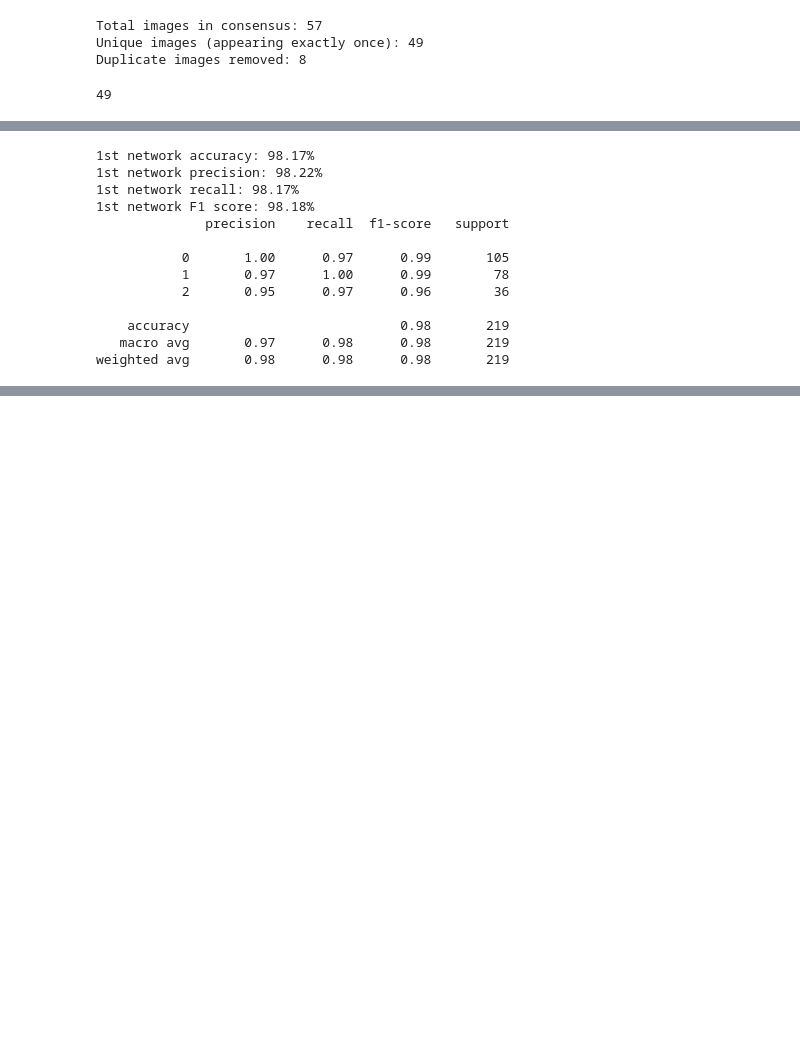
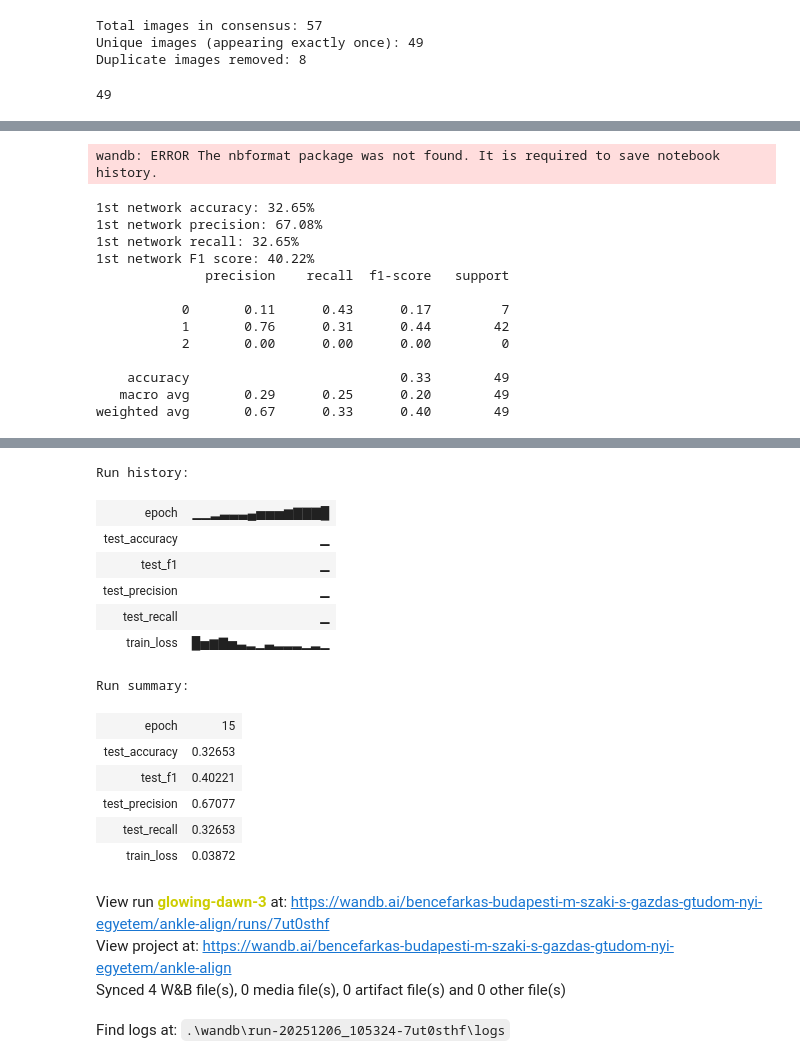
Before and after one commit to bencefarkas27/BMEVITMMA18_Deep-Learning_AnkleAlign_D6AE9F, a Jupyter notebook: notebook/prototype.ipynb, the cells around one changed output, grey strips where cells are left out. Saved outputs shown, nothing was run; the diff lists cells and outputs as text; code cells hidden in the pictures; blank space fills up the shorter version.

```diff
--- a/notebook/prototype.ipynb
+++ b/notebook/prototype.ipynb
@@ -383,12 +446,10 @@ print(loss_values)
 # %%
 # Training score
-true_labels = y_train_encoded
+true_labels = y_test_encoded
 predicted_labels = []
 net1.eval()
 with torch.no_grad():
-    # Create a new loader WITHOUT shuffle for evaluation
-    eval_loader = DataLoader(train_dataset, batch_size=batch_size, shuffle=False)
-    for images, _ in eval_loader:
+    for images, _ in test_loader:
         images = images.to(device)
         outputs = net1(images)
         _, predicted = torch.max(outputs, 1)
@@ -405,17 +466,28 @@ print(f"1st network recall: {recall * 100:.2f}%")
 print(f"1st network F1 score: {f1 * 100:.2f}%")
 
 print(classification_report(true_labels, predicted_labels))
+
+# Log test metrics
+wandb.log({
+    "test_accuracy": accuracy,
+    "test_precision": precision,
+    "test_recall": recall,
+    "test_f1": f1
+})
+
+wandb.finish()
 # %% [output]
-1st network accuracy: 98.17%
-1st network precision: 98.22%
-1st network recall: 98.17%
-1st network F1 score: 98.18%
-              precision    recall  f1-score   support
-
-           0       1.00      0.97      0.99       105
-           1       0.97      1.00      0.99        78
-           2       0.95      0.97      0.96        36
-
-    accuracy                           0.98       219
-   macro avg       0.97      0.98      0.98       219
-weighted avg       0.98      0.98      0.98       219
+wandb: ERROR The nbformat package was not found. It is required to save notebook history.
+1st network accuracy: 32.65%
+1st network precision: 67.08%
+1st network recall: 32.65%
+1st network F1 score: 40.22%
+              precision    recall  f1-score   support
+
+           0       0.11      0.43      0.17         7
+           1       0.76      0.31      0.44        42
+           2       0.00      0.00      0.00         0
+
+    accuracy                           0.33        49
+   macro avg       0.29      0.25      0.20        49
+weighted avg       0.67      0.33      0.40        49
@@ -421,0 +495,18 @@ weighted avg       0.98      0.98      0.98       219
+Run history:
+| epoch | ▁▁▂▃▃▃▄▅▅▅▆▇▇▇█ |
+| test_accuracy | ▁ |
+| test_f1 | ▁ |
+| test_precision | ▁ |
+| test_recall | ▁ |
+| train_loss | █▅▆▇▅▃▂▁▃▂▂▂▁▂▁ |
+Run summary:
+| epoch | 15 |
+| test_accuracy | 0.32653 |
+| test_f1 | 0.40221 |
+| test_precision | 0.67077 |
+| test_recall | 0.32653 |
+| train_loss | 0.03872 |
+View run glowing-dawn-3 at: https://wandb.ai/bencefarkas-budapesti-m-szaki-s-gazdas-gtudom-nyi-egyetem/ankle-align/runs/7ut0sthf
+View project at: https://wandb.ai/bencefarkas-budapesti-m-szaki-s-gazdas-gtudom-nyi-egyetem/ankle-align
+Synced 4 W&B file(s), 0 media file(s), 0 artifact file(s) and 0 other file(s)
+Find logs at: .\wandb\run-20251206_105324-7ut0sthf\logs
```
Also changed, not shown: parts of 17 cells of this notebook, 3 other files.
